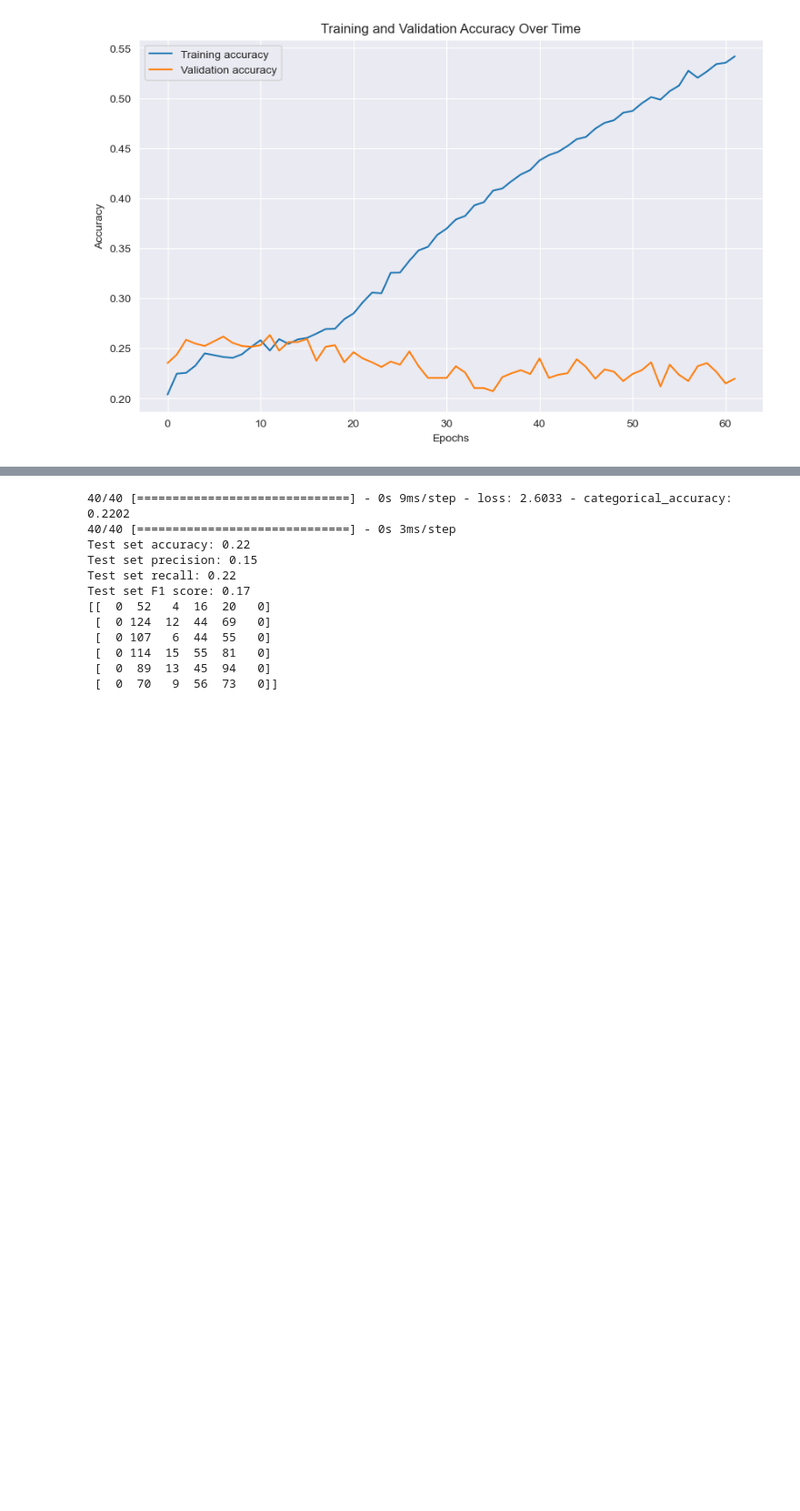
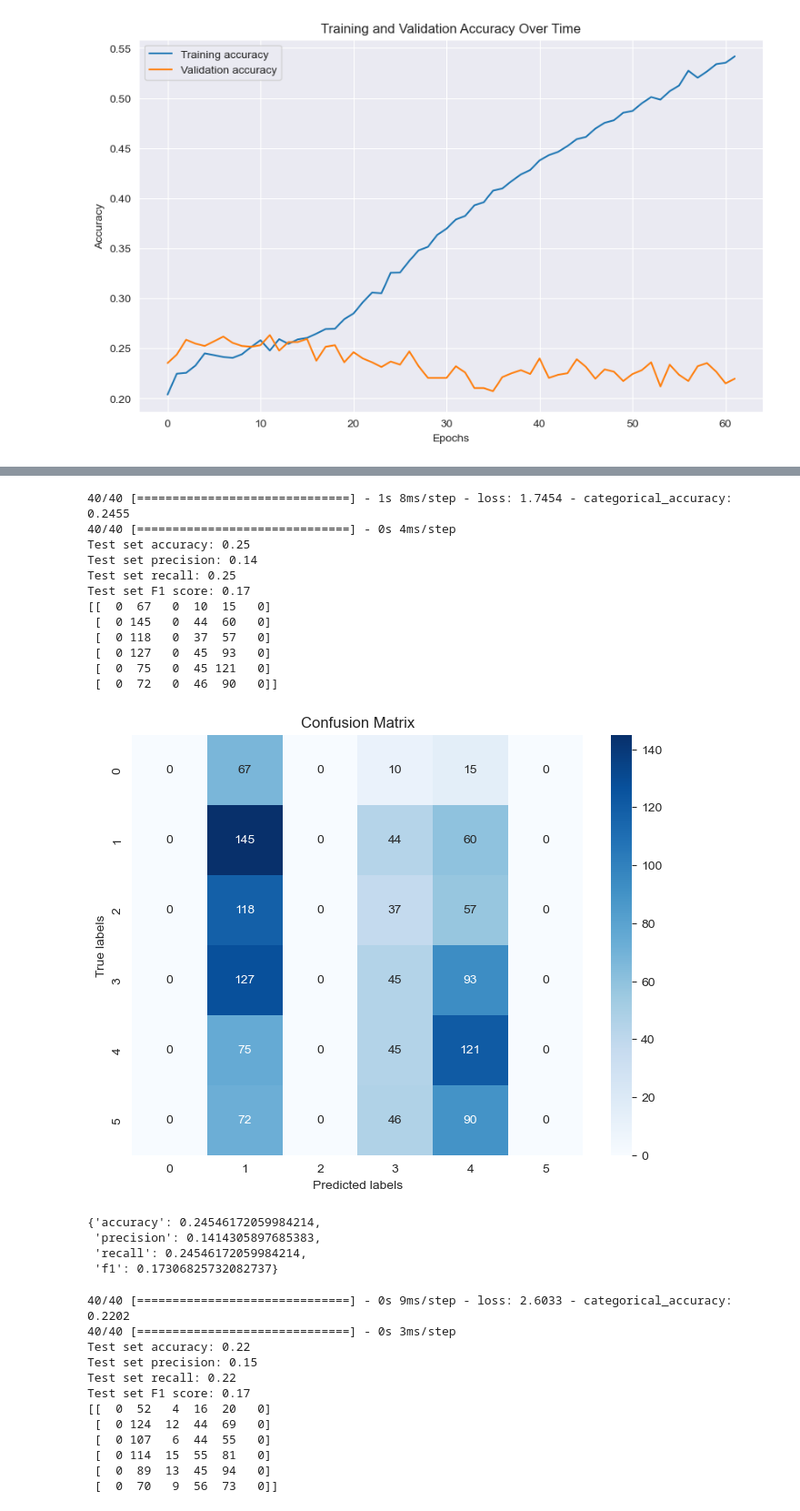
Before and after one commit to f4ths/fyp-fake-news-detection, a Jupyter notebook: ensemble.ipynb, the cells around one changed output, grey strips where cells are left out. Shown at 91% size. Saved outputs shown, nothing was run; the diff lists cells and outputs as text; code cells hidden in the pictures; blank space fills up the shorter version.

```diff
--- a/ensemble.ipynb
+++ b/ensemble.ipynb
@@ -1136,6 +1162,32 @@ Epoch 80/150
 80/80 [==============================] - 1s 10ms/step - loss: 1.4894 - categorical_accuracy: 0.4024 - val_loss: 2.8321 - val_categorical_accuracy: 0.2048
 Epoch 81/150
 80/80 [==============================] - 1s 10ms/step - loss: 1.4852 - categorical_accuracy: 0.3988 - val_loss: 2.7662 - val_categorical_accuracy: 0.2095
+# %%
+# CONFUSION MATRIX AND PREDICTIONS
+# Load the best model
+best_model_jaccard_pfinemerge = load_model('best_model_jaccard_pfinemerge.h5')
+# evaluate
+best_model_jaccard_pfinemerge.evaluate([X_test_meta_jaccard, X_test_pos_finemerge], Y_test)
+best_model_jaccard_pfinemerge_predictions = best_model_jaccard_pfinemerge.predict([X_test_meta_jaccard, X_test_pos_finemerge])
+plot_matrix(best_model_jaccard_pfinemerge_predictions)
+# %% [output]
+40/40 [==============================] - 1s 8ms/step - loss: 1.7454 - categorical_accuracy: 0.2455
+40/40 [==============================] - 0s 4ms/step
+Test set accuracy: 0.25
+Test set precision: 0.14
+Test set recall: 0.25
+Test set F1 score: 0.17
+[[  0  67   0  10  15   0]
+ [  0 145   0  44  60   0]
+ [  0 118   0  37  57   0]
+ [  0 127   0  45  93   0]
+ [  0  75   0  45 121   0]
+ [  0  72   0  46  90   0]]
+[figure, added]
+{'accuracy': 0.24546172059984214,
+ 'precision': 0.1414305897685383,
+ 'recall': 0.24546172059984214,
+ 'f1': 0.17306825732082737}
 # %%
 # Load the best model from the saved checkpoint
 dense_model_jaccard_pfinemerge.load_weights('best_model_jaccard_pfinemerge.h5')
```
Also changed, not shown: parts of 9 cells of this notebook.
